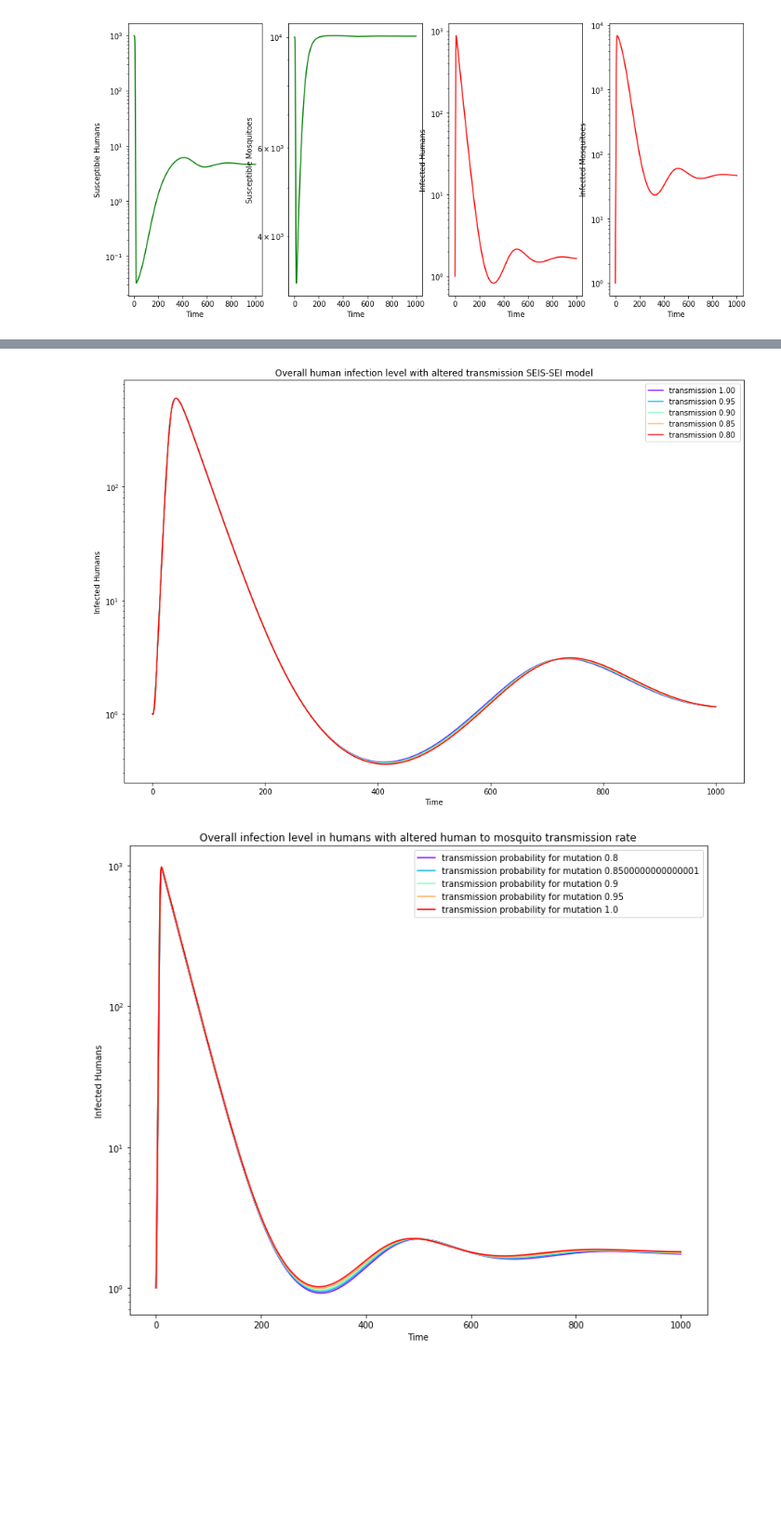
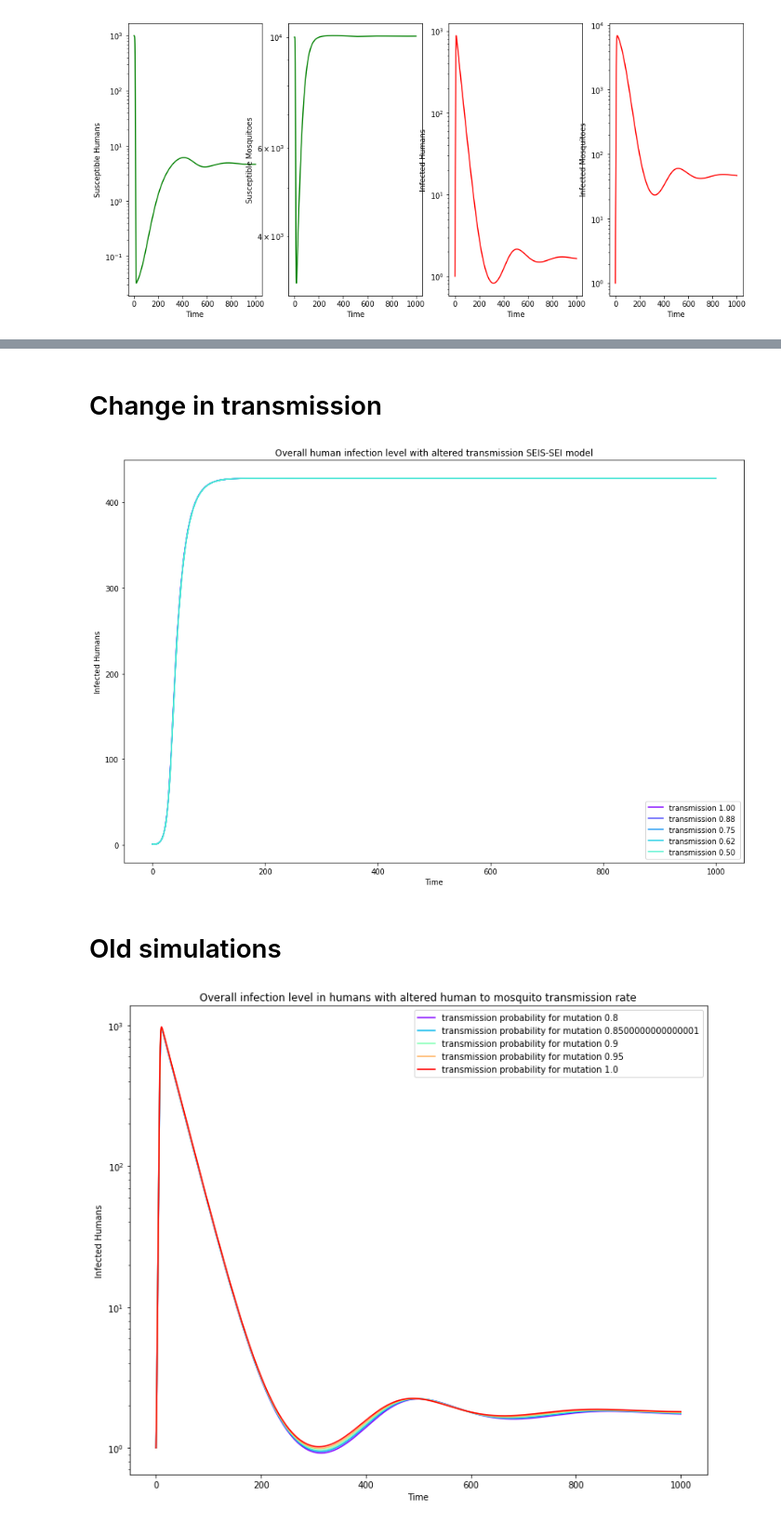
Before and after one commit to susiecant/MSc-project-code, a Jupyter notebook: differential equations with host mutation.ipynb, the cells around one changed output, grey strips where cells are left out. Shown at 93% size. Saved outputs shown, nothing was run; the diff lists cells and outputs as text; code cells hidden in the pictures; blank space fills up the shorter version.

```diff
--- a/differential equations with host mutation.ipynb
+++ b/differential equations with host mutation.ipynb
@@ -204,7 +191,7 @@ for i in range(5):
 # %%
 plt.figure(figsize=(15,10))
 for i in range(5):
-    plt.semilogy(RES_recoveryE[:,6,i]+RES_recoveryE[:,7,i], c=line_colors[i], label='recovery time for mutation {0:.2f} days'.format(1/mut_recovery[i]))
+    plt.plot(RES_recoveryE[:,6,i]+RES_recoveryE[:,7,i], c=line_colors[i], label='recovery time for mutation {0:.2f} days'.format(1/mut_recovery[i]))
 
 plt.xlabel('Time')
 plt.ylabel('Infected Humans')
@@ -216,0 +232,10 @@ plt.show()
+# %%
+plt.figure(figsize=(15,10))
+for i in range(11):
+    plt.plot((RES_m[:,6,i]+RES_m[:,7,i])/1e3, c=line_colors[i], label='{0:.0f}% with mutation '.format(m[i]/10))
+
+plt.xlabel('Time')
+plt.ylabel('Fraction of Infected Humans')
+plt.title('Overall human infection level with altered population with mutation SEIS-SEI model')
+plt.legend()
+plt.show()
@@ -216,0 +248,4 @@ plt.show()
+# %%
+dif=np.zeros(10)
+for i in range(10):
+    dif[i]=((RES_m[-1,6,i+1]+RES_m[-1,7,i+1])-(RES_m[-1,6,i]+RES_m[-1,7,i]))/1e3
@@ -217,15 +311,17 @@ plt.show()
+# %% [markdown]
+# Change in transmission
 # %%
-mut_transmission=np.linspace(1.0,0.8,5)
+mut_transmission=np.linspace(1.0,0.5,5)
 RES_transmissionE=np.zeros((1001,9,5))
 
 r=0.5/1e3;
 mutants=100
 N=900
-beta=np.array([[0, 0.5], [0.8, 0.8]]);
-sigma=np.array([0.143,0.143])
-d=np.array([5.5e-5, 0.143]);
-nu=np.array([5.5e-2, 1.443e3]);
-X0=np.array([1e3-mutants,mutants, 1e4,]);
+beta=np.array([[0, 0.2], [0.5, 0.5]]);
+sigma=np.array([0.025,0.143])
+d=np.array([5.5e-5, 0.025]);
+nu=np.array([5.5e-2, 2.5e2]);
+X0=np.array([1e3-mutants,mutants, 1e4]);
 Y0=np.array([1,0, 1]);
 ND=MaxTime=1000.0;
 TS=1.0
@@ -236,7 +332,7 @@ for i in range(5):
     Y0=np.array([0,0,0,1,0, 1]);
     ND=MaxTime=1000.0;
     TS=1.0
-    #alpha=1.0
+
     INPUT=np.hstack((X0,Y0))
     gamma=np.array([0.033, 0,0.033]);
     beta=np.array([[0, 0.5], [0.8, mut_transmission[i]]]);
@@ -247,15 +343,17 @@ for i in range(5):
 # %%
 plt.figure(figsize=(15,10))
 for i in range(5):
-    plt.semilogy(RES_transmissionE[:,6,i]+RES_transmissionE[:,7,i], c=line_colors[i], label='transmission {0:.2f} '.format(mut_transmission[i]))
+    plt.plot(RES_transmissionE[:,6,i]+RES_transmissionE[:,7,i], c=line_colors[i], label='transmission {0:.2f} '.format(mut_transmission[i]))
 
 plt.xlabel('Time')
 plt.ylabel('Infected Humans')
 plt.title('Overall human infection level with altered transmission SEIS-SEI model')
 plt.legend()
 plt.show()
 # %% [output]
-[figure, old version]
+[figure, new version]
+# %% [markdown]
+# Old simulations
 # %%
 mut_transmission=np.linspace(0.8,1.0,5)
 RES_transmission=np.zeros((1001,6,5))
```
Also changed, not shown: parts of 20 cells of this notebook, 1 other file.
